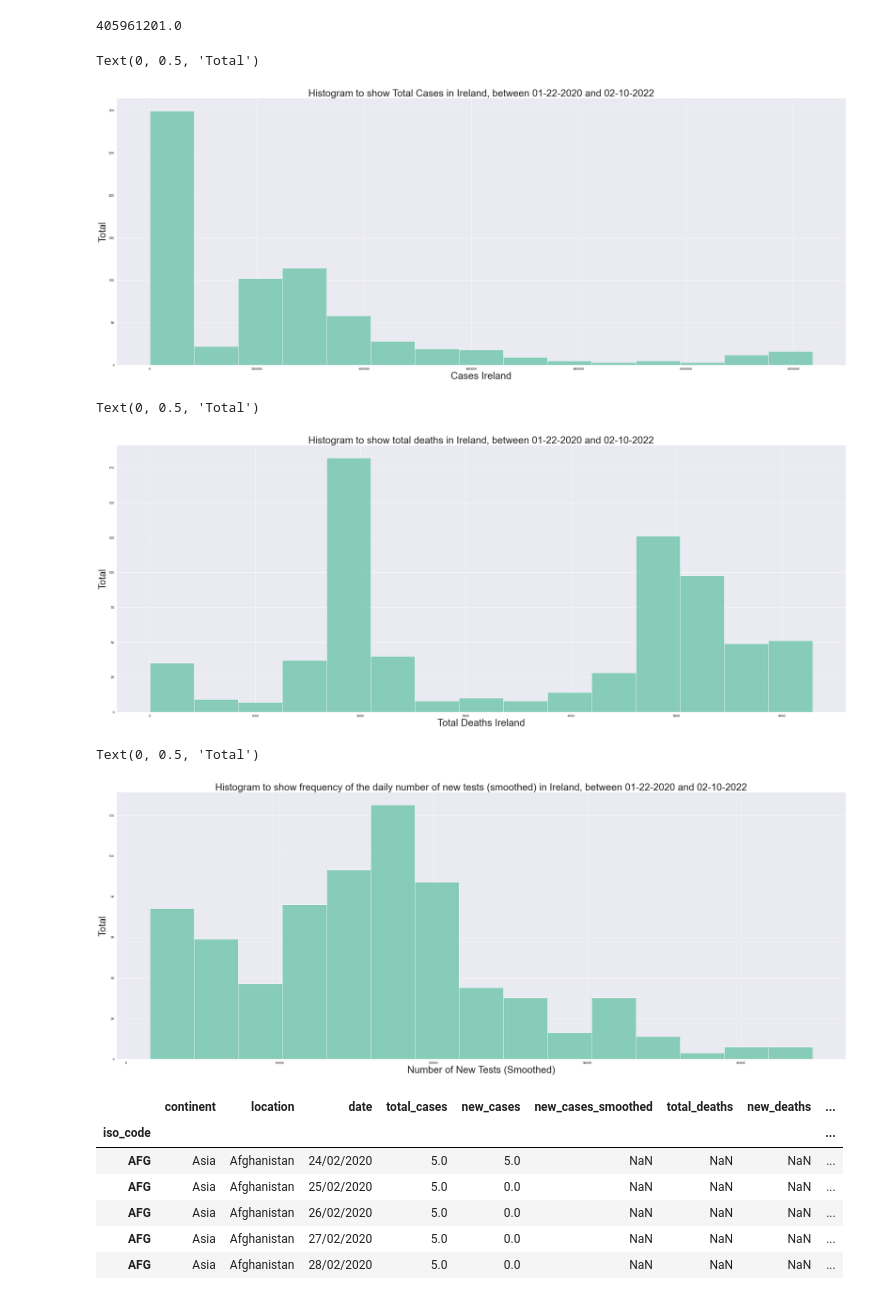
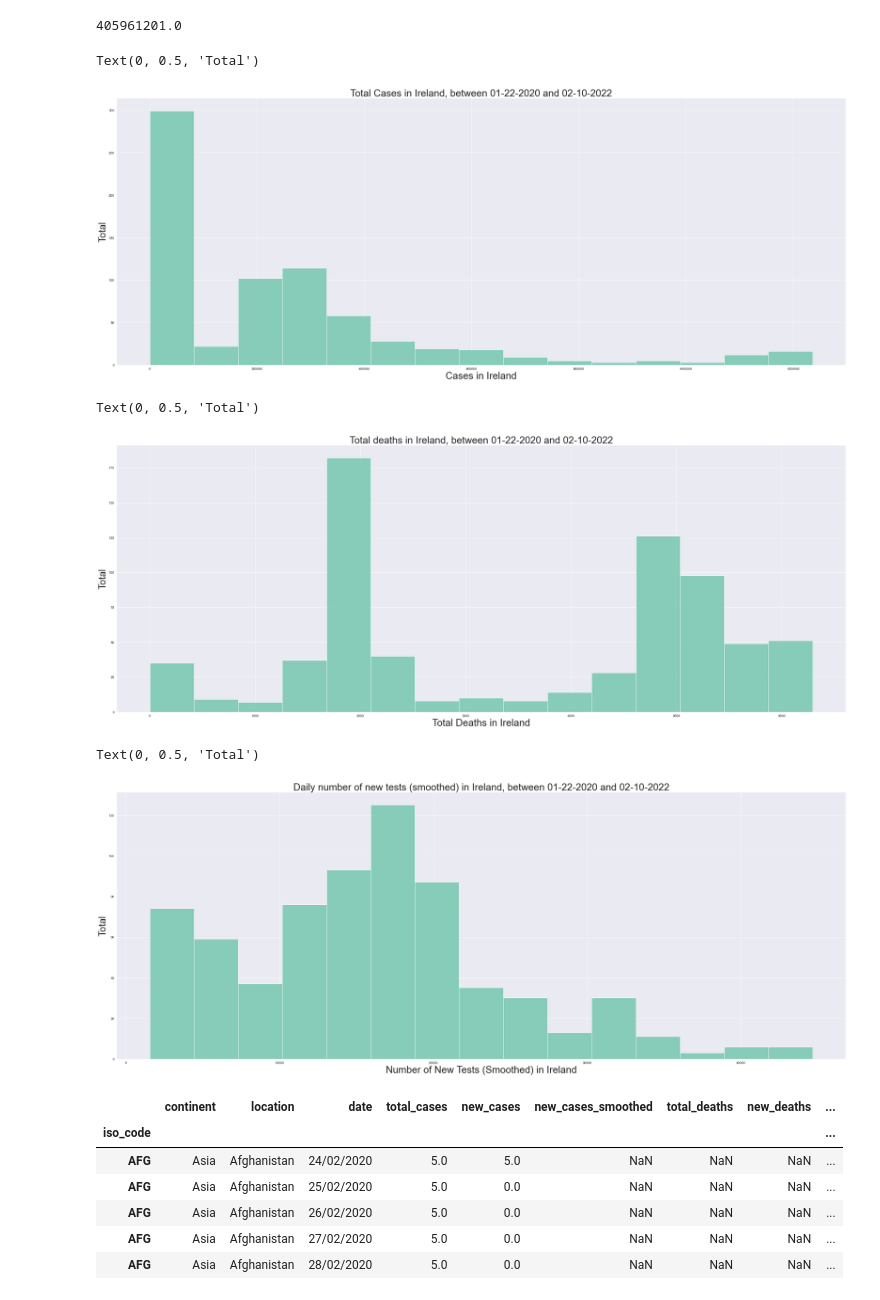
Before and after one commit to Alant84/-UCDPA_AlanTarpey-, a Jupyter notebook: Daily Omicron (COVID-19 Dataset).ipynb, the cells around one changed output. Drawn from its saved outputs; the diff is of its cells as text; code cells hidden in the pictures.

```diff
--- a/Daily Omicron (COVID-19 Dataset).ipynb
+++ b/Daily Omicron (COVID-19 Dataset).ipynb
@@ -690,44 +710,50 @@ df['total_cases'].max()
 # %% [output]
 405961201.0
 # %%
+# Visualise 3
+
 temp_data = df[df['location'] == "Ireland"]
 
 fig, ax = plt.subplots(figsize = (40,15))
 ax = sns.histplot(data=temp_data, x="total_cases", bins=15)
 
-ax.set_title("Histogram to show Total Cases in Ireland, between 01-22-2020 and 02-10-2022", fontsize = 30)
-ax.set_xlabel("Cases Ireland", fontsize = 30)
+ax.set_title("Total Cases in Ireland, between 01-22-2020 and 02-10-2022", fontsize = 30)
+ax.set_xlabel("Cases in Ireland", fontsize = 30)
 ax.ticklabel_format(axis='x', style='plain', scilimits=None, useOffset=None, useLocale=None, useMathText=None)
 ax.set_ylabel("Total", fontsize = 30)
 # %% [output]
 Text(0, 0.5, 'Total')
-[figure, old version]
+[figure, new version]
 # %%
+# Visualise 4
+
 temp_data = df[df['location'] == "Ireland"]
 
 fig, ax = plt.subplots(figsize = (40,15))
 ax = sns.histplot(data=temp_data, x="total_deaths", bins=15)
 
-ax.set_title("Histogram to show total deaths in Ireland, between 01-22-2020 and 02-10-2022", fontsize = 30)
-ax.set_xlabel("Total Deaths Ireland", fontsize = 30)
+ax.set_title("Total deaths in Ireland, between 01-22-2020 and 02-10-2022", fontsize = 30)
+ax.set_xlabel("Total Deaths in Ireland", fontsize = 30)
 ax.ticklabel_format(axis='x', style='plain', scilimits=None, useOffset=None, useLocale=None, useMathText=None)
 ax.set_ylabel("Total", fontsize = 30)
 # %% [output]
 Text(0, 0.5, 'Total')
-[figure, old version]
+[figure, new version]
 # %%
+# Visualise 5
+
 temp_data = df[df['location'] == "Ireland"]
 
 fig, ax = plt.subplots(figsize = (40,15))
 ax = sns.histplot(data=temp_data, x="new_tests_smoothed", bins=15)
 
-ax.set_title("Histogram to show frequency of the daily number of new tests (smoothed) in Ireland, between 01-22-2020 and 02-10-2022", fontsize = 30)
-ax.set_xlabel("Number of New Tests (Smoothed)", fontsize = 30)
+ax.set_title("Daily number of new tests (smoothed) in Ireland, between 01-22-2020 and 02-10-2022", fontsize = 30)
+ax.set_xlabel("Number of New Tests (Smoothed) in Ireland", fontsize = 30)
 ax.ticklabel_format(axis='x', style='plain', scilimits=None, useOffset=None, useLocale=None, useMathText=None)
 ax.set_ylabel("Total", fontsize = 30)
 # %% [output]
 Text(0, 0.5, 'Total')
-[figure, old version]
+[figure, new version]
 # %%
 df.head()
 # %% [output]
```
Also changed, not shown: parts of 17 cells of this notebook.
